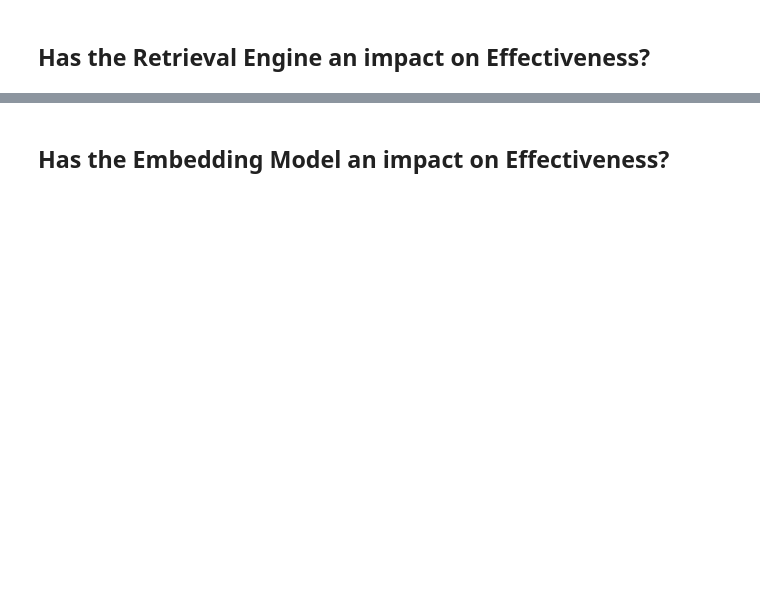
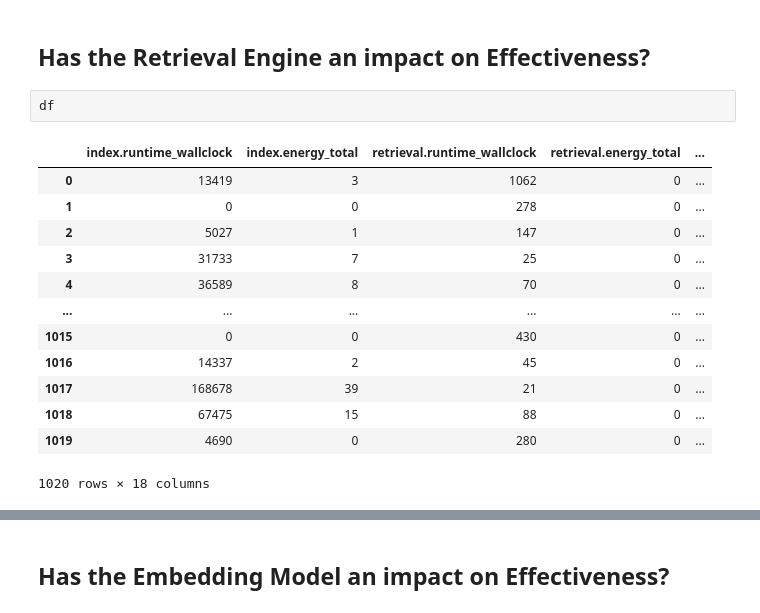
Before and after one commit to hscells/lsr-benchmark, a Jupyter notebook: step-04-evaluation/analysis-in-progress.ipynb, the cells around one changed output, grey strips where cells are left out. Drawn from its saved outputs; the diff is of its cells as text; blank space fills up the shorter version.

```diff
--- a/step-04-evaluation/analysis-in-progress.ipynb
+++ b/step-04-evaluation/analysis-in-progress.ipynb
@@ -122,3 +111,19 @@ BM25@PISA & \phantom{0}\phantom{0}308.8 & \phantom{0}\phantom{0}410.5 & \phantom
 # %% [markdown]
 ## Has the Retrieval Engine an impact on Effectiveness?
+# %%
+df
+# %% [output]
+|  | index.runtime_wallclock | index.energy_total | retrieval.runtime_wallclock | retrieval.energy_total | ... |
+| 0 | 13419 | 3 | 1062 | 0 | ... |
+| 1 | 0 | 0 | 278 | 0 | ... |
+| 2 | 5027 | 1 | 147 | 0 | ... |
+| 3 | 31733 | 7 | 25 | 0 | ... |
+| 4 | 36589 | 8 | 70 | 0 | ... |
+| ... | ... | ... | ... | ... | ... |
+| 1015 | 0 | 0 | 430 | 0 | ... |
+| 1016 | 14337 | 2 | 45 | 0 | ... |
+| 1017 | 168678 | 39 | 21 | 0 | ... |
+| 1018 | 67475 | 15 | 88 | 0 | ... |
+| 1019 | 4690 | 0 | 280 | 0 | ... |
+1020 rows × 18 columns
 # %%
```
Also changed, not shown: parts of 20 cells of this notebook, 1 other file.
